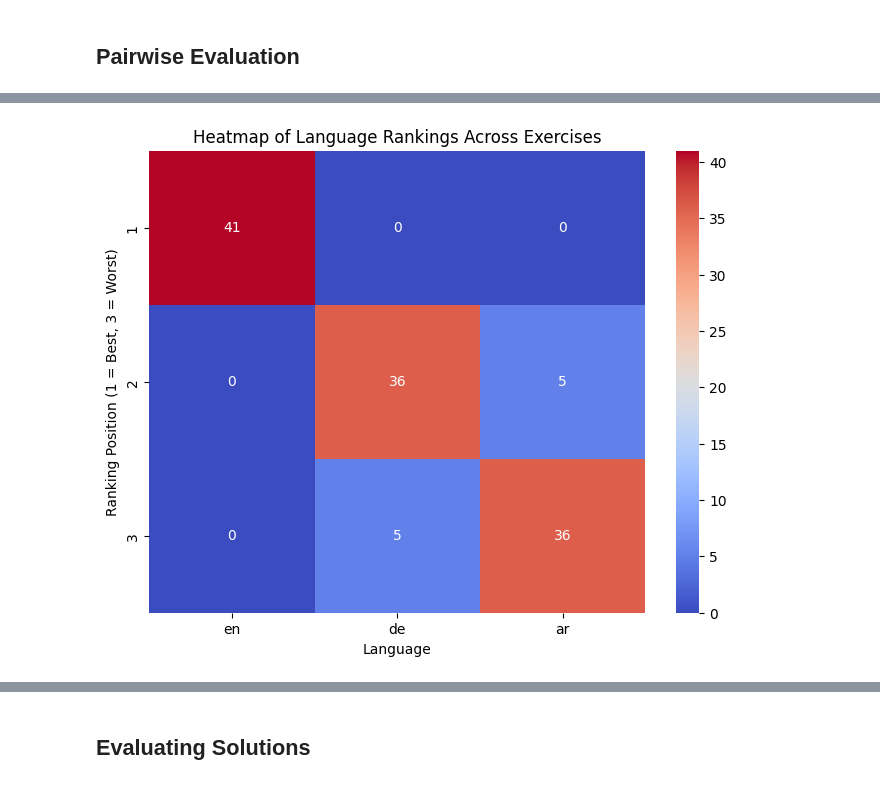
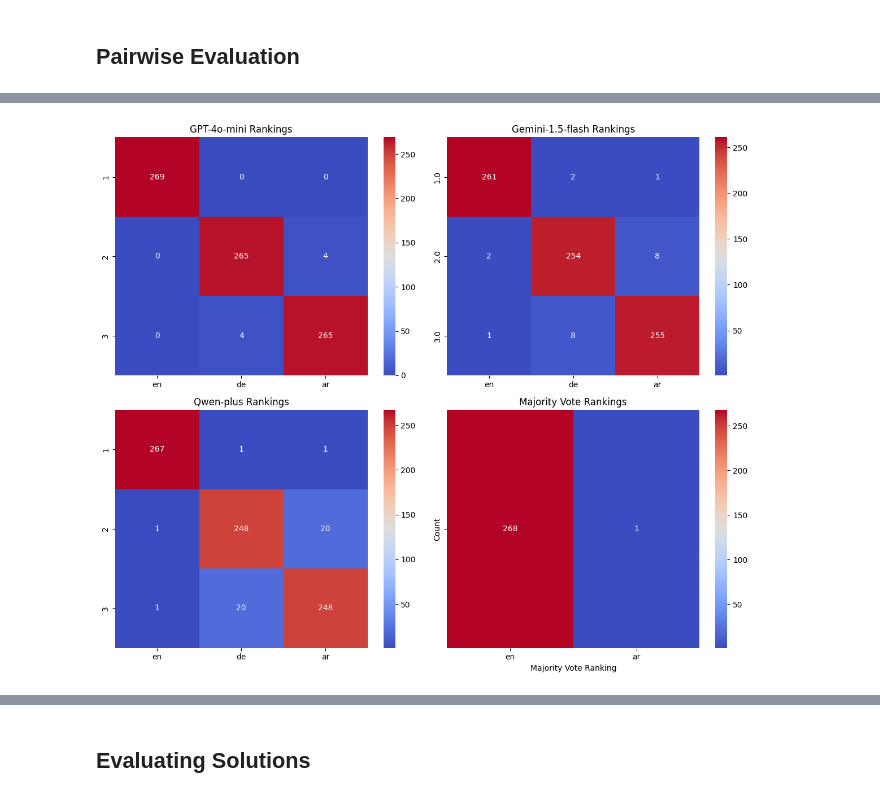
Before and after one commit to iug-htw/solution_evaluator, a Jupyter notebook: test_and_eval_pipeline.ipynb, the cells around one changed output, grey strips where cells are left out. Cells and saved outputs as stored; diff of their text form; code cells hidden in the pictures.

Commit message:
gpt pairwise voting evaluation with qwen

```diff
--- a/test_and_eval_pipeline.ipynb
+++ b/test_and_eval_pipeline.ipynb
@@ -330,20 +268,9 @@ def parse_ranking(ranking_str):
         if not isinstance(ranking_str, str):
             return {}
 
-        # Convert placeholder names (Lang1, Lang2, Lang3) to correct language names
-        if "Lang1" in ranking_str and "Lang2" in ranking_str and "Lang3" in ranking_str:
-            for i, lang in enumerate(expected_languages):
-                ranking_str = ranking_str.replace(f"Lang{i+1}:", f"{lang}:")
+        formatted_str = ranking_str.replace("Lang1", "en").replace("Lang2", "de").replace("Lang3", "ar")
 
-        # Convert format from `[en: 1, de: 2, ar: 3]` → `{"en": 1, "de": 2, "ar": 3}`
-        formatted_str = re.sub(r"(\w+):", r'"\1":', ranking_str)  # Add quotes around keys
-        formatted_str = formatted_str.replace("[", "{").replace("]", "}")  # Convert brackets to dict format
-        if '{' not in formatted_str:
-            formatted_str = '{' + formatted_str
-        if '}' not in formatted_str:
-            formatted_str = formatted_str + '}'
-
-        #  Convert to dictionary safely
+        #  Convert to dictionary
         ranking_dict = eval(formatted_str)  # Using eval carefully after regex formatting
 
         # Ensure it returns a dictionary
@@ -356,26 +283,56 @@ def parse_ranking(ranking_str):
         print(f"Error parsing ranking: {ranking_str} -> {e}")
         return {}
 
-df_results = pd.read_csv('ranked_explanation_evaluation.csv')
+# Load the evaluation results
+df_results = pd.read_csv('judge_pairwise_evaluation.csv')
 
-# Apply the parsing function
-df_results["Ranking"] = df_results["Ranking"].apply(parse_ranking)
+# Apply parsing function to rankings
+df_results["gpt-4o-mini Ranking"] = df_results["gpt-4o-mini Ranking"].apply(parse_ranking)
+df_results["gemini-1.5-flash Ranking"] = df_results["gemini-1.5-flash Ranking"].apply(parse_ranking)
+df_results["qwen-plus Ranking"] = df_results["qwen-plus Ranking"].apply(parse_ranking)
+# df_results["Majority Vote Ranking"] = df_results["Majority Vote Ranking"].apply(parse_ranking)
 
+# Convert ranking dictionaries into dataframes
+gpt_rank_df = pd.DataFrame(df_results["gpt-4o-mini Ranking"].to_list())
+gemini_rank_df = pd.DataFrame(df_results["gemini-1.5-flash Ranking"].to_list())
+qwen_rank_df = pd.DataFrame(df_results["qwen-plus Ranking"].to_list())
+majority_rank_df = pd.DataFrame(df_results["Majority Vote Ranking"].to_list())
+print(majority_rank_df)
+print(expected_languages)
 
-# Convert ranking dictionary into a new dataframe
-rank_df = pd.DataFrame(df_results["Ranking"].to_list())
-
-# Rename columns based on the language keys
-rank_df.columns = solution_files.keys()
+# Rename columns based on the expected language keys
+gpt_rank_df.columns = expected_languages
+gemini_rank_df.columns = expected_languages
+qwen_rank_df.columns = expected_languages
+# majority_rank_df.columns = expected_languages
 
 # Count how often each language gets each ranking position
-ranking_counts = rank_df.apply(pd.Series.value_counts).fillna(0).astype(int)
+gpt_ranking_counts = gpt_rank_df.apply(pd.Series.value_counts).fillna(0).astype(int)
+gemini_ranking_counts = gemini_rank_df.apply(pd.Series.value_counts).fillna(0).astype(int)
+qwen_ranking_counts = qwen_rank_df.apply(pd.Series.value_counts).fillna(0).astype(int)
+# majority_ranking_counts = majority_rank_df.apply(pd.Series.value_counts).fillna(0).astype(int)
 
-# Plot heatmap
-plt.figure(figsize=(8, 6))
-sns.heatmap(ranking_counts, annot=True, cmap="coolwarm", fmt="d")
-plt.title("Heatmap of Language Rankings Across Exercises")
-plt.xlabel("Language")
-plt.ylabel("Ranking Position (1 = Best, 3 = Worst)")
+majority_ranking_counts = df_results["Majority Vote Ranking"].value_counts().to_frame()
+majority_ranking_counts.columns = ["Count"]
+
+# Set up the figure layout
+fig, axes = plt.subplots(2, 2, figsize=(12, 10))
+
+# Heatmaps for individual LLM rankings
+sns.heatmap(gpt_ranking_counts, annot=True, cmap="coolwarm", fmt="d", ax=axes[0, 0])
+axes[0, 0].set_title("GPT-4o-mini Rankings")
+
+sns.heatmap(gemini_ranking_counts, annot=True, cmap="coolwarm", fmt="d", ax=axes[0, 1])
+axes[0, 1].set_title("Gemini-1.5-flash Rankings")
+
+sns.heatmap(qwen_ranking_counts, annot=True, cmap="coolwarm", fmt="d", ax=axes[1, 0])
+axes[1, 0].set_title("Qwen-plus Rankings")
+
+# Heatmap for Majority Vote Ranking
+sns.heatmap(majority_ranking_counts.T, annot=True, cmap="coolwarm", fmt="d", ax=axes[1, 1])
+axes[1, 1].set_title("Majority Vote Rankings")
+
+# Adjust layout
+plt.tight_layout()
 plt.show()
 # %% [output]
@@ -382,2 +354,2 @@ plt.show()
-[figure, old version]
+[figure, new version]
 # %%
```
Also changed, not shown: parts of 17 cells of this notebook, 22 other files.
